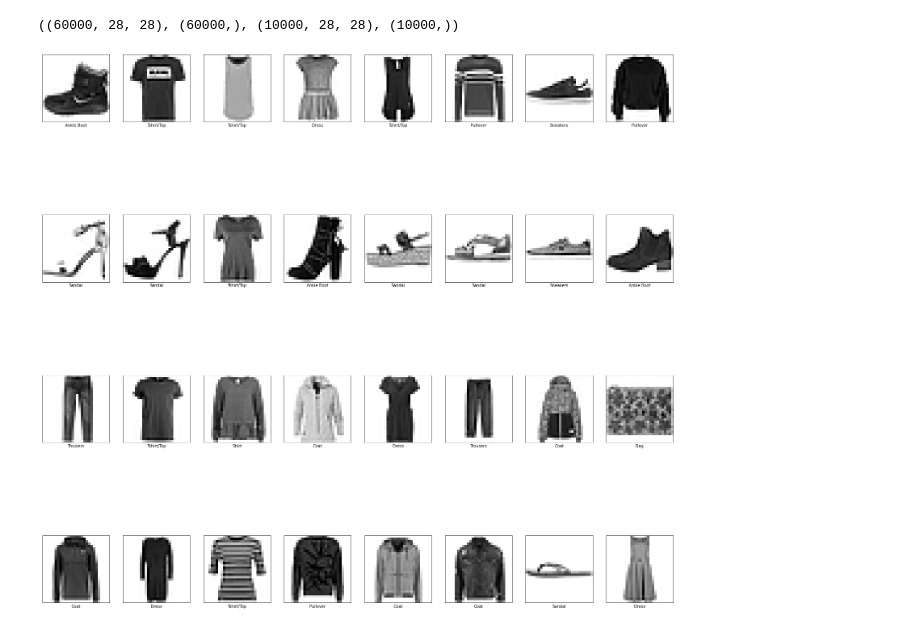
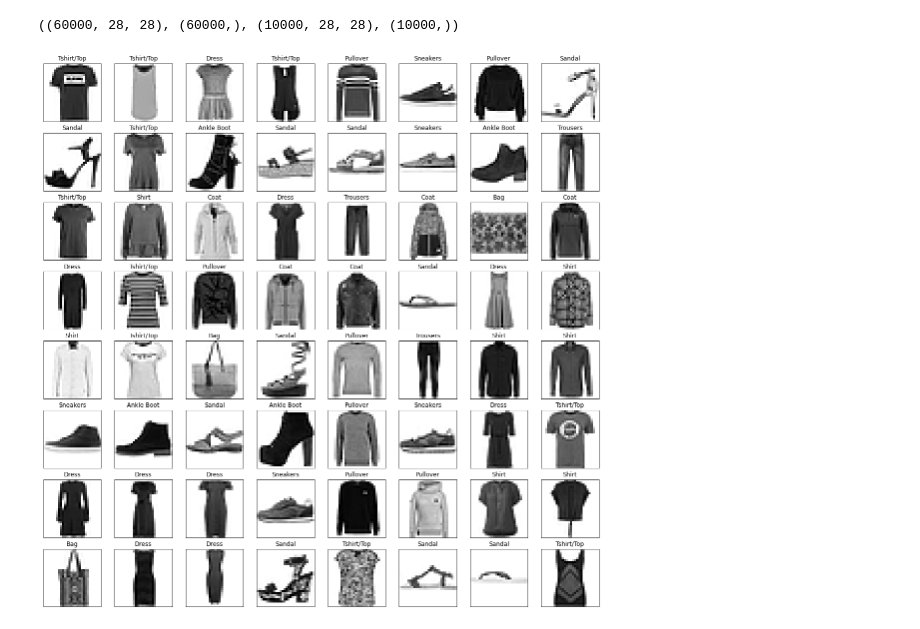
Before and after one commit to a-pt/cs6910-Assignment-1, a Jupyter notebook: Que1.ipynb, the cells around one changed output. Cells and saved outputs as stored; diff of their text form; code cells hidden in the pictures.

```diff
--- a/Que1.ipynb
+++ b/Que1.ipynb
@@ -16,5 +10,5 @@ data_fashion_mnist
 # %%
-(train_images,train_labels), (test_images,test_labels)= data_fashion_mnist.load_data()
+(train_images,train_labels), (test_images,test_labels)= fashion_mnist.load_data()
 # %%
 train_images.shape, train_labels.shape, test_images.shape, test_labels.shape
 # %% [output]
@@ -24,14 +18,14 @@ def get_fashion_mnist_labels(ind):
   label_val = ['Tshirt/Top', 'Trousers', 'Pullover', 'Dress', 'Coat', 'Sandal', 'Shirt', 'Sneakers', 'Bag', 'Ankle Boot']
   return label_val[ind]
 # %%
-plt.figure(figsize=(28,28))
-for i in range(32):
-  num_cols = 8
-  num_rows = 4
-  plt.subplot(num_rows,num_cols,i+1)
+fig = plt.figure(figsize=(20,20))
+num_cols = 8
+num_rows = 8
+for i in range(1, num_cols*num_rows +1):
+  ax = fig.add_subplot(num_rows,num_cols,i)
   plt.xticks([])
   plt.yticks([])
   plt.imshow(train_images[i], cmap="gray_r")
-  plt.xlabel(get_fashion_mnist_labels(train_labels[i]))
+  ax.title.set_text(get_fashion_mnist_labels(train_labels[i]))
 # %% [output]
-[figure, old version]
+[figure, new version]
```
Also changed, not shown: parts of 2 cells of this notebook.
